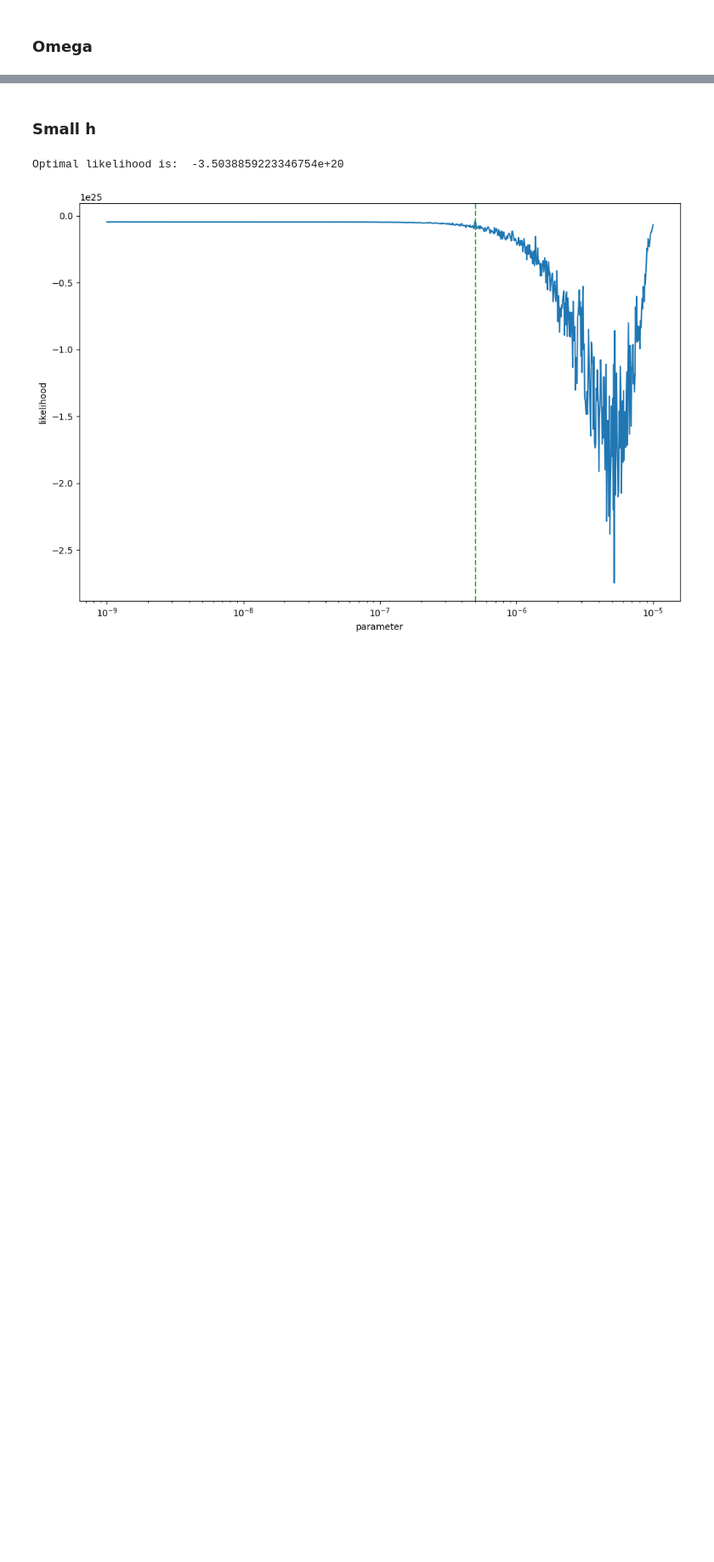
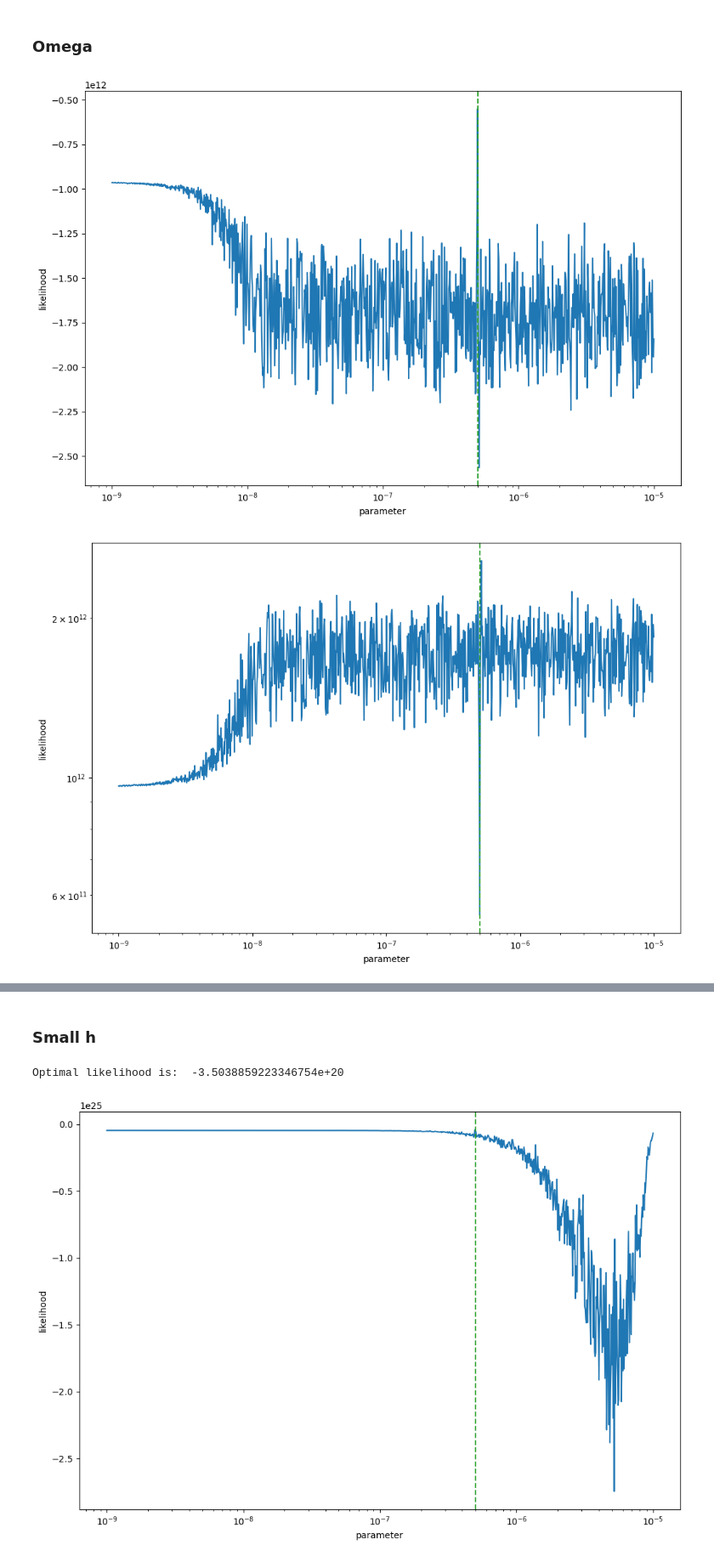
Before and after one commit to tomkimpson/StateSpacePTA, a Jupyter notebook: notebooks/likelihood_surfaces_scaling.ipynb, the cells around one changed output, grey strips where cells are left out. Shown: that part at 85% size. Cells and saved outputs as stored; diff of their text form; code cells hidden in the pictures; blank space fills up the shorter version.

```diff
--- a/notebooks/likelihood_surfaces_scaling.ipynb
+++ b/notebooks/likelihood_surfaces_scaling.ipynb
@@ -85,5 +101,16 @@ Optimal likelihood is:  227569.89092498950254
 # %% [markdown]
 ### Omega
+# %%
+import numpy as np
+variable = "omega_gw"
+variable_range = np.logspace(-9,-5,int(1e3))
+selected_parameters = true_parameters.copy()
+likelihoods_large_h_omega = iterate_over_priors(variable, variable_range,selected_parameters,KF)
+plot_likelihood(variable_range,likelihoods_large_h_omega,True,False,true_parameters[variable])
+plot_likelihood(variable_range,np.abs(likelihoods_large_h_omega),True,True,true_parameters[variable])
+# %% [output]
+[figure, added]
+[figure, added]
 # %%
 import numpy as np
 variable = "omega_gw"
```
Also changed, not shown: parts of 2 cells of this notebook, 31 other files.
